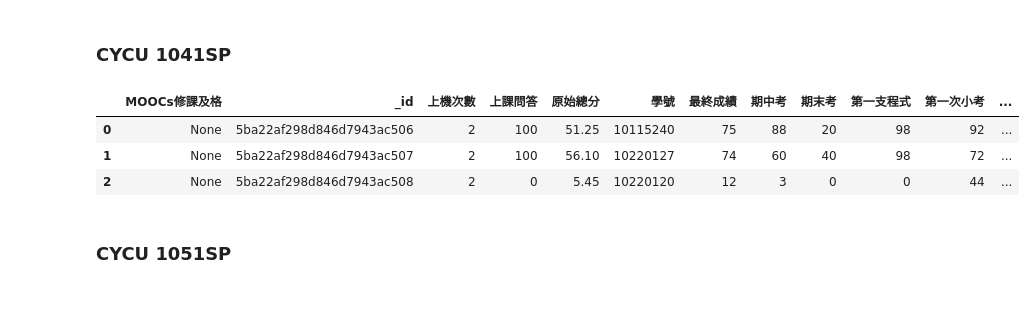
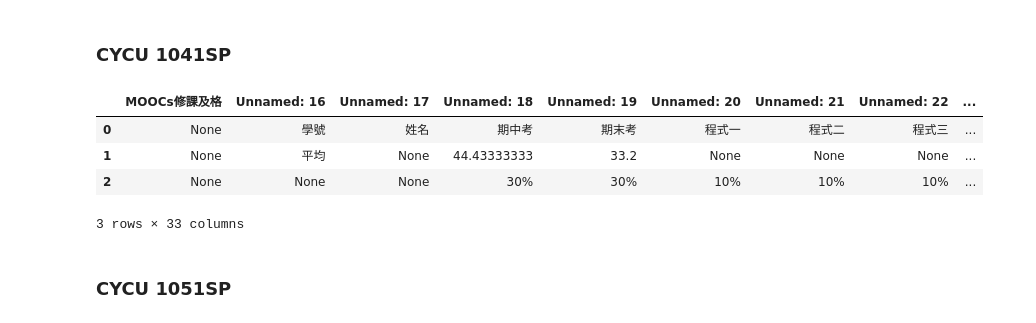
Before and after one commit to owen198/ds_comparision, a Jupyter notebook: datasets.ipynb, the cells around one changed output. Cells and saved outputs as stored; diff of their text form; code cells hidden in the pictures.

Commit message:
add cycu 103sp

```diff
--- a/datasets.ipynb
+++ b/datasets.ipynb
@@ -93,13 +138,14 @@ ncux_chkb = score_df.astype(int)
 # %% [markdown]
 ### CYCU 1041SP
 # %%
-db = conn['1041SP']
-collection = db['1042aOS2.json']
+db = conn['CYCU_1041SP']
+collection = db['1041aSP2']
 df = pd.DataFrame(list(collection.find()))
 df.head(3)
 # %% [output]
-|  | MOOCs修課及格 | _id | 上機次數 | 上課問答 | 原始總分 | 學號 | 最終成績 | 期中考 | 期末考 | 第一支程式 | 第一次小考 | ... |
-| 0 | None | 5ba22af298d846d7943ac506 | 2 | 100 | 51.25 | 10115240 | 75 | 88 | 20 | 98 | 92 | ... |
-| 1 | None | 5ba22af298d846d7943ac507 | 2 | 100 | 56.10 | 10220127 | 74 | 60 | 40 | 98 | 72 | ... |
-| 2 | None | 5ba22af298d846d7943ac508 | 2 | 0 | 5.45 | 10220120 | 12 | 3 | 0 | 0 | 44 | ... |
+|  | MOOCs修課及格 | Unnamed: 16 | Unnamed: 17 | Unnamed: 18 | Unnamed: 19 | Unnamed: 20 | Unnamed: 21 | Unnamed: 22 | ... |
+| 0 | None | 學號 | 姓名 | 期中考 | 期末考 | 程式一 | 程式二 | 程式三 | ... |
+| 1 | None | 平均 | None | 44.43333333 | 33.2 | None | None | None | ... |
+| 2 | None | None | None | 30% | 30% | 10% | 10% | 10% | ... |
+3 rows × 33 columns
 # %%
```
Also changed, not shown: parts of 30 cells of this notebook, 1 other file.
